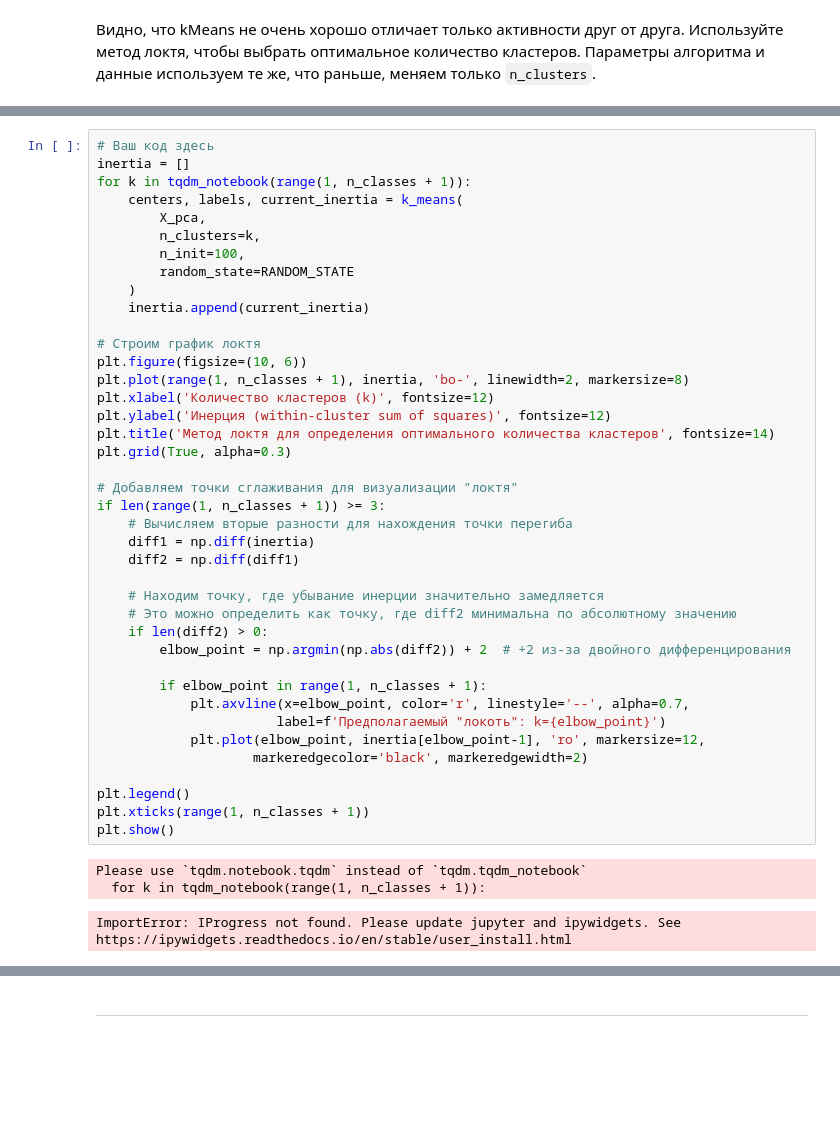
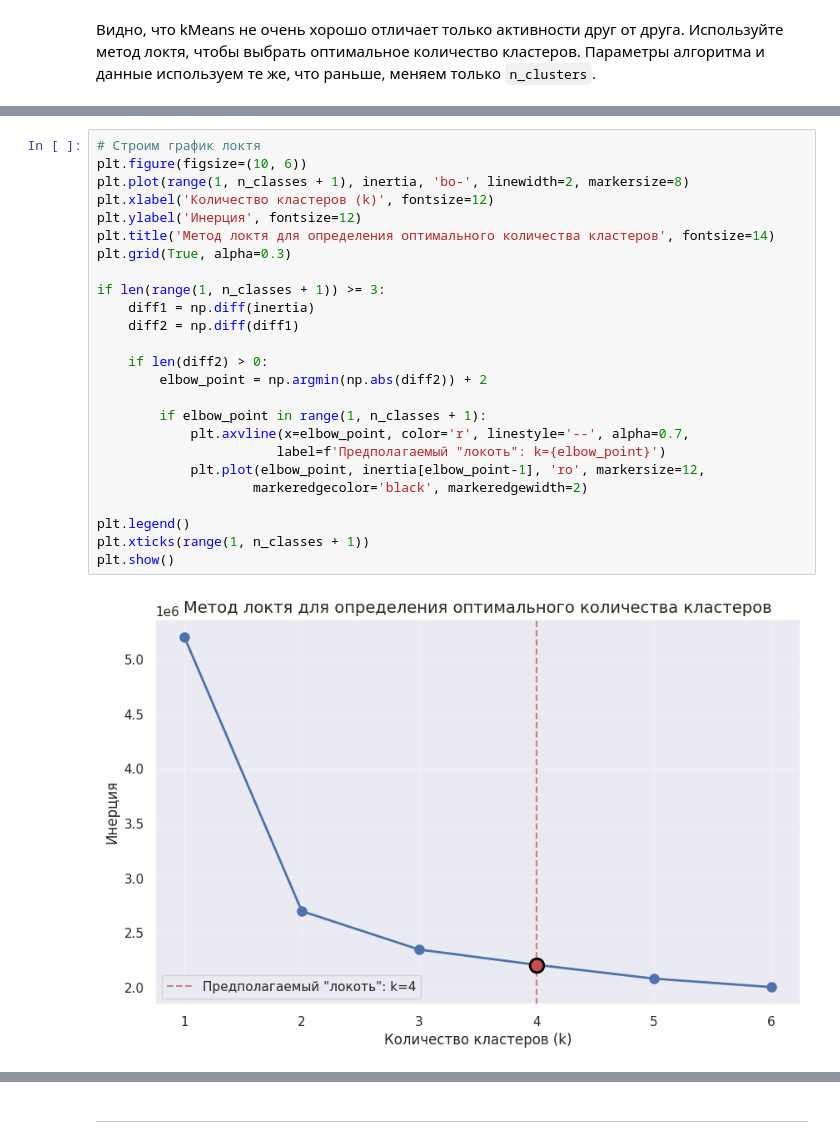
Before and after one commit to soules-one/ML, a Jupyter notebook: hw3/hw3-unsupervised.ipynb, the cells around one changed output, grey strips where cells are left out. Drawn from its saved outputs; the diff is of its cells as text; blank space fills up the shorter version.

```diff
--- a/hw3/hw3-unsupervised.ipynb
+++ b/hw3/hw3-unsupervised.ipynb
@@ -257,47 +271,30 @@ tab
 # %%
-# Ваш код здесь
-inertia = []
-for k in tqdm_notebook(range(1, n_classes + 1)):
-    centers, labels, current_inertia = k_means(
-        X_pca,
-        n_clusters=k,
-        n_init=100,
-        random_state=RANDOM_STATE
-    )
-    inertia.append(current_inertia)
-
 # Строим график локтя
 plt.figure(figsize=(10, 6))
 plt.plot(range(1, n_classes + 1), inertia, 'bo-', linewidth=2, markersize=8)
 plt.xlabel('Количество кластеров (k)', fontsize=12)
-plt.ylabel('Инерция (within-cluster sum of squares)', fontsize=12)
+plt.ylabel('Инерция', fontsize=12)
 plt.title('Метод локтя для определения оптимального количества кластеров', fontsize=14)
 plt.grid(True, alpha=0.3)
 
-# Добавляем точки сглаживания для визуализации "локтя"
 if len(range(1, n_classes + 1)) >= 3:
-    # Вычисляем вторые разности для нахождения точки перегиба
     diff1 = np.diff(inertia)
     diff2 = np.diff(diff1)
 
-    # Находим точку, где убывание инерции значительно замедляется
-    # Это можно определить как точку, где diff2 минимальна по абсолютному значению
     if len(diff2) > 0:
-        elbow_point = np.argmin(np.abs(diff2)) + 2  # +2 из-за двойного дифференцирования
+        elbow_point = np.argmin(np.abs(diff2)) + 2
 
         if elbow_point in range(1, n_classes + 1):
             plt.axvline(x=elbow_point, color='r', linestyle='--', alpha=0.7,
                        label=f'Предполагаемый "локоть": k={elbow_point}')
             plt.plot(elbow_point, inertia[elbow_point-1], 'ro', markersize=12,
                     markeredgecolor='black', markeredgewidth=2)
 
 plt.legend()
 plt.xticks(range(1, n_classes + 1))
 plt.show()
 # %% [output]
-Please use `tqdm.notebook.tqdm` instead of `tqdm.tqdm_notebook`
-  for k in tqdm_notebook(range(1, n_classes + 1)):
-ImportError: IProgress not found. Please update jupyter and ipywidgets. See https://ipywidgets.readthedocs.io/en/stable/user_install.html
+[figure, added]
 # %% [markdown]
 **Вопрос 5:** (1 балл)
 
```
Also changed, not shown: parts of 14 cells of this notebook, 3 other files.
